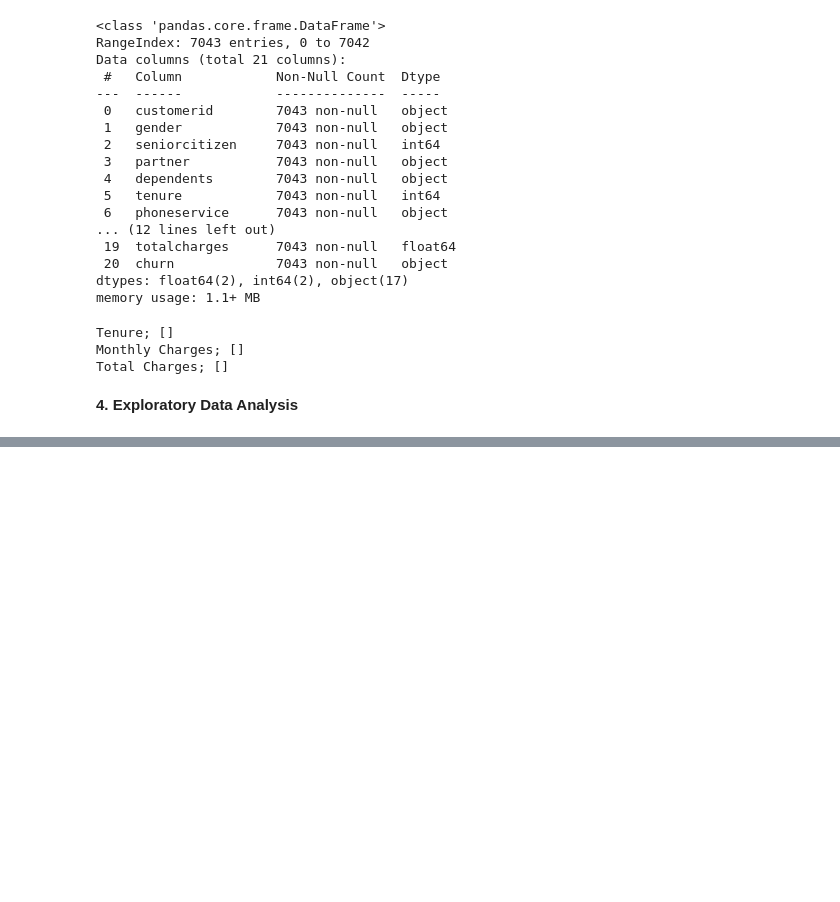
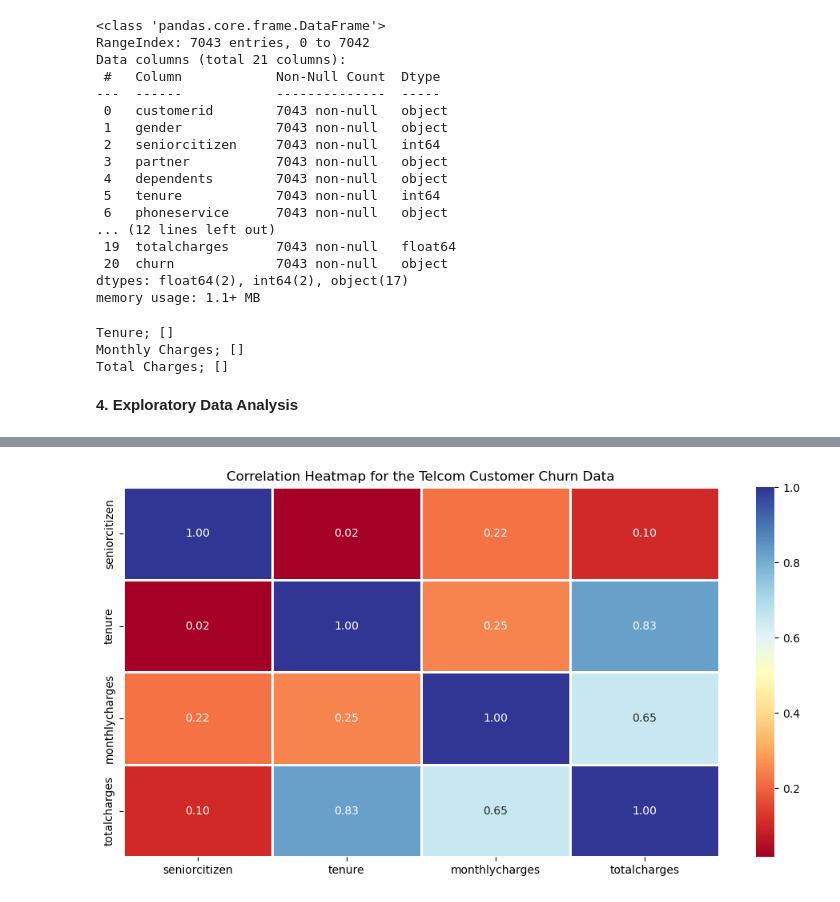
Before and after one commit to Sam1522/Lux-Dev_Projects, a Jupyter notebook: Predicting Telecom Company Customer Churn.ipynb, the cells around one changed output, grey strips where cells are left out. Cells and saved outputs as stored; diff of their text form; code cells hidden in the pictures; blank space fills up the shorter version.

```diff
--- a/Predicting Telecom Company Customer Churn.ipynb
+++ b/Predicting Telecom Company Customer Churn.ipynb
@@ -337,0 +330,11 @@ AttributeError: module 'matplotlib.pyplot' has no attribute 'barplot'
+# %%
+#Correlation heatmap
+
+plt.figure(figsize=(12, 6))
+sns.heatmap(df.corr(), annot=True, cmap='RdYlBu', fmt='.2f',
+            annot_kws=None,
+            linewidths=1)
+plt.title("Correlation Heatmap for the Telcom Customer Churn Data")
+plt.show()
+# %% [output]
+[figure, added]
```
Also changed, not shown: parts of 5 cells of this notebook.
